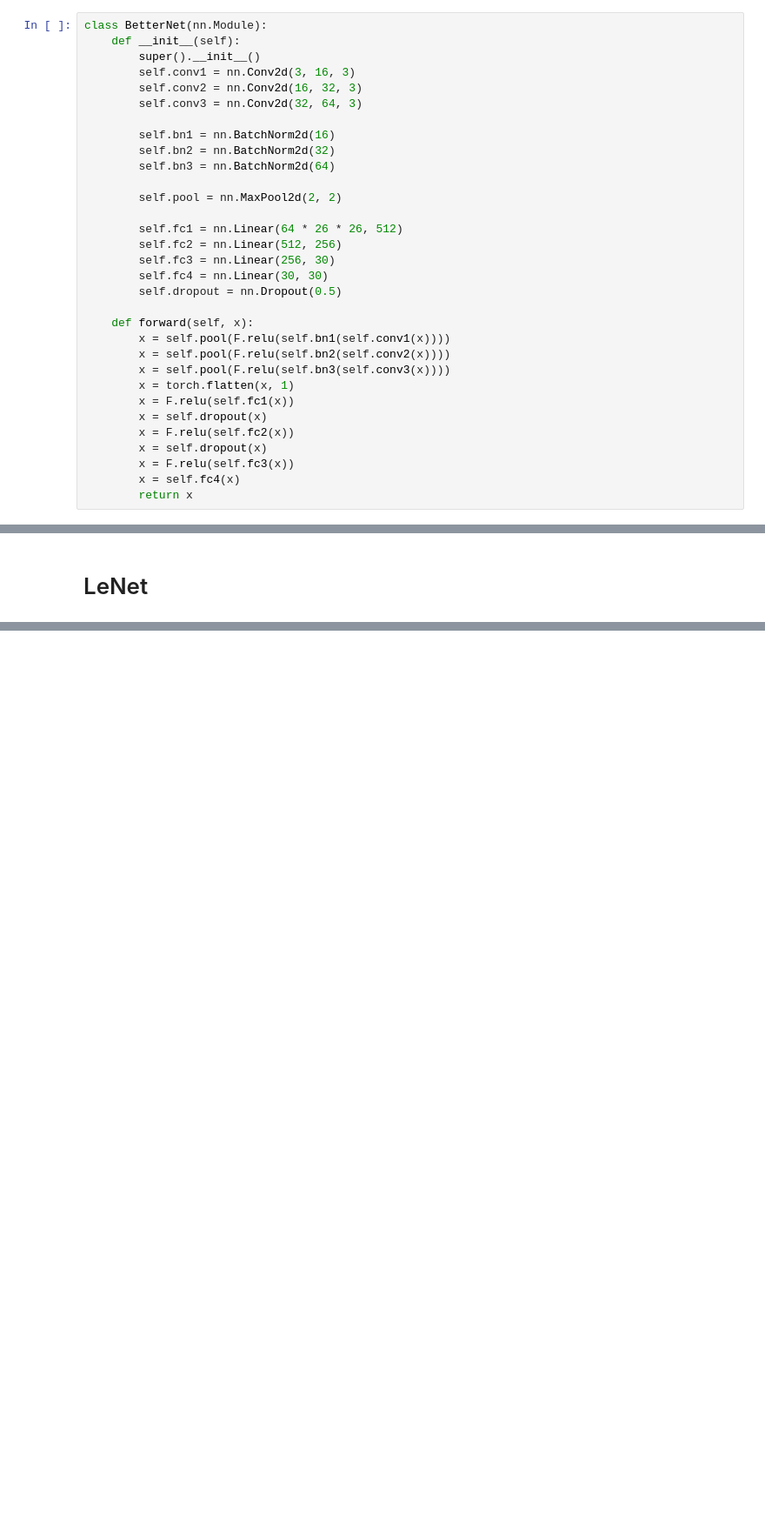
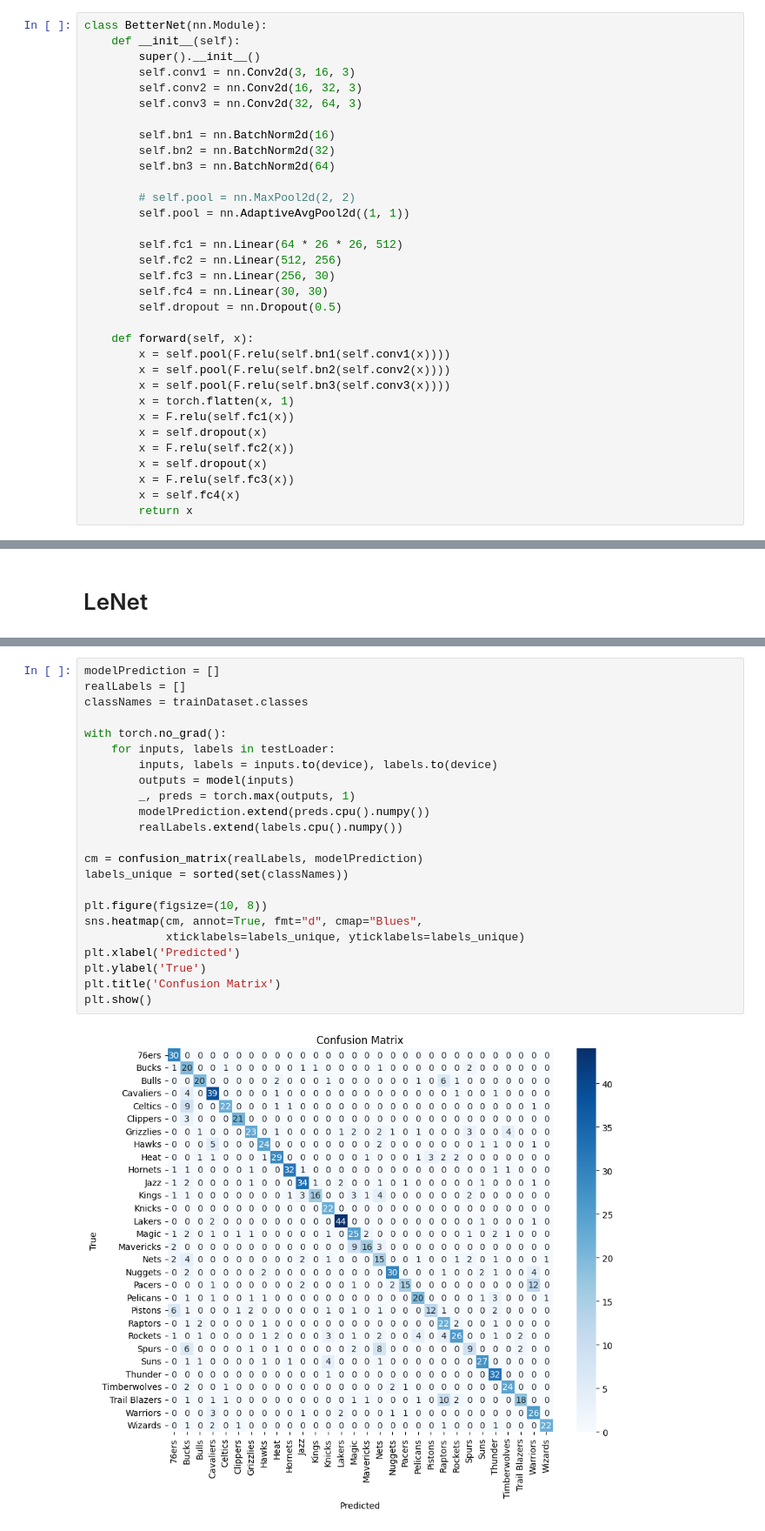
Before and after one commit to noahlangendoen/NBATeamClassifier, a Jupyter notebook: CSCI487_Model_DevelopmentNew.ipynb, the cells around one changed output, grey strips where cells are left out. Shown at 87% size. Drawn from its saved outputs; the diff is of its cells as text; blank space fills up the shorter version.

```diff
--- a/CSCI487_Model_DevelopmentNew.ipynb
+++ b/CSCI487_Model_DevelopmentNew.ipynb
@@ -149,7 +149,8 @@ class BetterNet(nn.Module):
         self.bn2 = nn.BatchNorm2d(32)
         self.bn3 = nn.BatchNorm2d(64)
 
-        self.pool = nn.MaxPool2d(2, 2)
+        # self.pool = nn.MaxPool2d(2, 2)
+        self.pool = nn.AdaptiveAvgPool2d((1, 1))
 
         self.fc1 = nn.Linear(64 * 26 * 26, 512)
         self.fc2 = nn.Linear(512, 256)
@@ -558,0 +571,25 @@ Accuracy: 56.0739%
+# %%
+modelPrediction = []
+realLabels = []
+classNames = trainDataset.classes
+
+with torch.no_grad():
+    for inputs, labels in testLoader:
+        inputs, labels = inputs.to(device), labels.to(device)
+        outputs = model(inputs)
+        _, preds = torch.max(outputs, 1)
+        modelPrediction.extend(preds.cpu().numpy())
+        realLabels.extend(labels.cpu().numpy())
+
+cm = confusion_matrix(realLabels, modelPrediction)
+labels_unique = sorted(set(classNames))
+
+plt.figure(figsize=(10, 8))
+sns.heatmap(cm, annot=True, fmt="d", cmap="Blues",
+            xticklabels=labels_unique, yticklabels=labels_unique)
+plt.xlabel('Predicted')
+plt.ylabel('True')
+plt.title('Confusion Matrix')
+plt.show()
+# %% [output]
+[figure, added]
```
Also changed, not shown: parts of 15 cells of this notebook.
